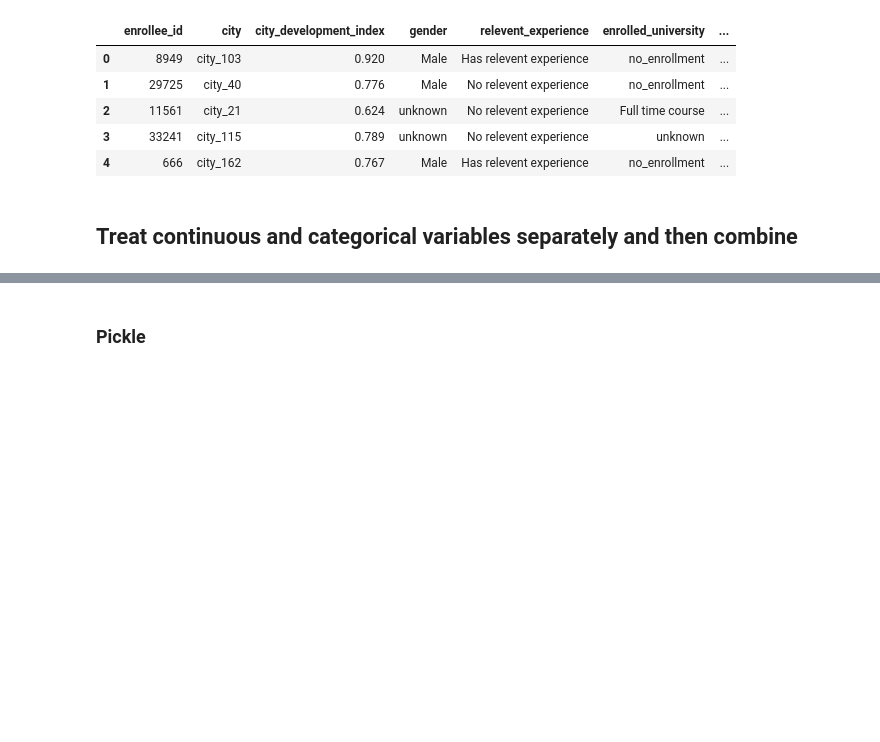
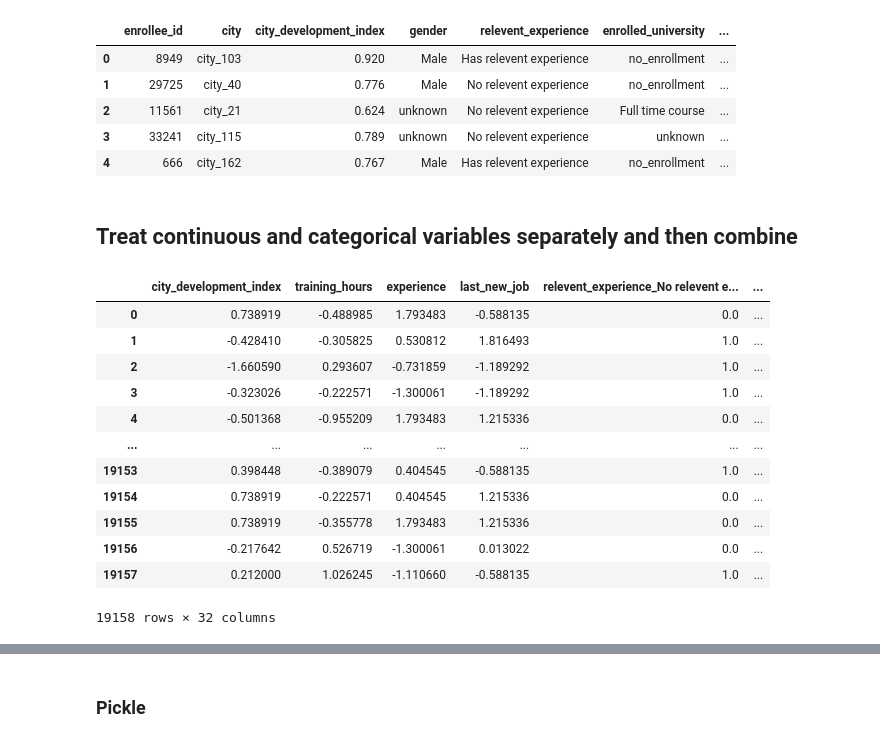
Before and after one commit to katiehuang1221/HR-Analytics-Predict-Who-Will-Leave-The-Job, a Jupyter notebook: notebook/05_baseline_models_1.ipynb, the cells around one changed output, grey strips where cells are left out. Drawn from its saved outputs; the diff is of its cells as text; code cells hidden in the pictures; blank space fills up the shorter version.

```diff
--- a/notebook/05_baseline_models_1.ipynb
+++ b/notebook/05_baseline_models_1.ipynb
@@ -72,3 +72,19 @@ X_train = pd.concat([X_train_con,X_train_cat_df], axis='columns')
+# %%
+X_train
+# %% [output]
+|  | city_development_index | training_hours | experience | last_new_job | relevent_experience_No relevent e... | ... |
+| 0 | 0.738919 | -0.488985 | 1.793483 | -0.588135 | 0.0 | ... |
+| 1 | -0.428410 | -0.305825 | 0.530812 | 1.816493 | 1.0 | ... |
+| 2 | -1.660590 | 0.293607 | -0.731859 | -1.189292 | 1.0 | ... |
+| 3 | -0.323026 | -0.222571 | -1.300061 | -1.189292 | 1.0 | ... |
+| 4 | -0.501368 | -0.955209 | 1.793483 | 1.215336 | 0.0 | ... |
+| ... | ... | ... | ... | ... | ... | ... |
+| 19153 | 0.398448 | -0.389079 | 0.404545 | -0.588135 | 1.0 | ... |
+| 19154 | 0.738919 | -0.222571 | 0.404545 | 1.215336 | 0.0 | ... |
+| 19155 | 0.738919 | -0.355778 | 1.793483 | 1.215336 | 0.0 | ... |
+| 19156 | -0.217642 | 0.526719 | -1.300061 | 0.013022 | 0.0 | ... |
+| 19157 | 0.212000 | 1.026245 | -1.110660 | -0.588135 | 1.0 | ... |
+19158 rows × 32 columns
 # %%
 # Repeat for test set
 
```
Also changed, not shown: parts of 11 cells of this notebook, 2 other files.
